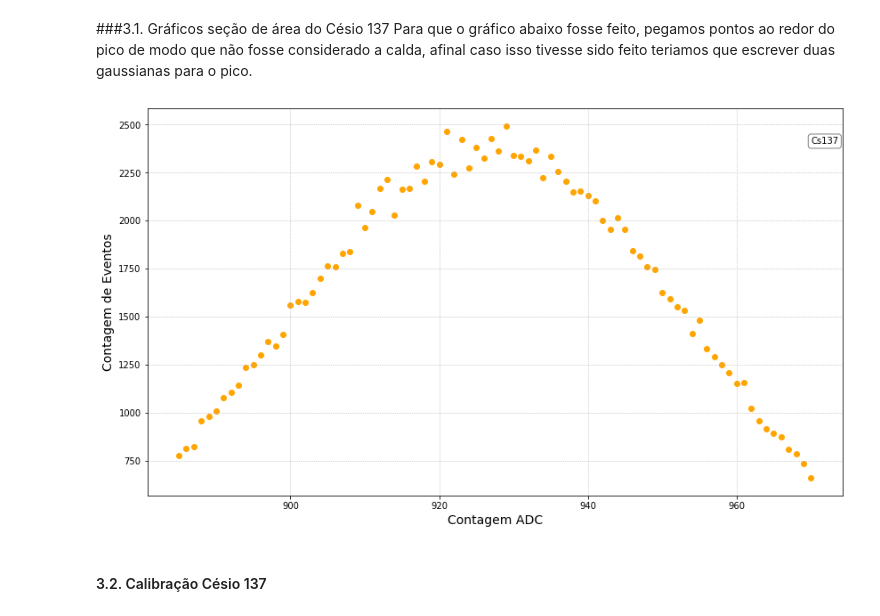
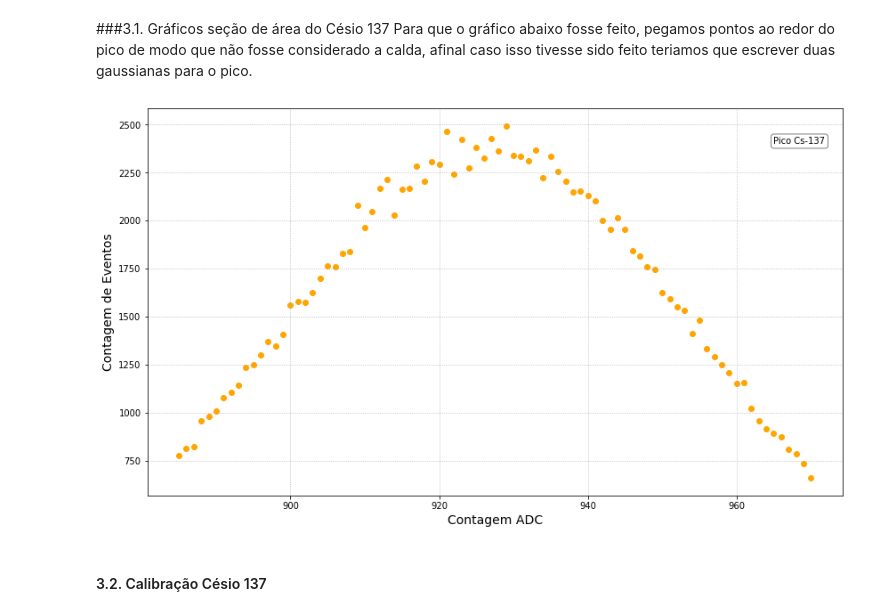
Before and after one commit to goulartsursula/DisciplinasUERJ, a Jupyter notebook: Estrutura da Materia 3/EspectroscopiaGama.ipynb, the cells around one changed output. Saved outputs shown, nothing was run; the diff lists cells and outputs as text; code cells hidden in the pictures.

```diff
--- a/Estrutura da Materia 3/EspectroscopiaGama.ipynb
+++ b/Estrutura da Materia 3/EspectroscopiaGama.ipynb
@@ -222,15 +222,15 @@ Para que o gráfico abaixo fosse feito, pegamos pontos ao redor do pico de modo
 # %%
 data1Cs137_peak = dataCs137[(dataCs137['Chan']>=885)&(dataCs137['Chan']<=970)]
 
 fig, ax = plt.subplots(figsize=(14,8))
 plt.scatter(data1Cs137_peak['Chan'], data1Cs137_peak['Counts'], c='orange')
 plt.xlabel('Contagem ADC', fontsize='14')
 plt.ylabel('Contagem de Eventos', fontsize='14')
-ax.text(970, 2400, 'Cs137', bbox=dict(boxstyle='round', facecolor='white', alpha=0.5))
+ax.text(965, 2400, 'Pico Cs-137', bbox=dict(boxstyle='round', facecolor='white', alpha=0.5))
 plt.savefig('Peak_Cs137.png', transparent = True)
 plt.grid(linestyle='dotted')
 # %% [output]
-[figure, old version]
+[figure, new version]
 # %% [markdown]
 #### 3.2. Calibração Césio 137
 # %%
```
Also changed, not shown: parts of 12 cells of this notebook.
